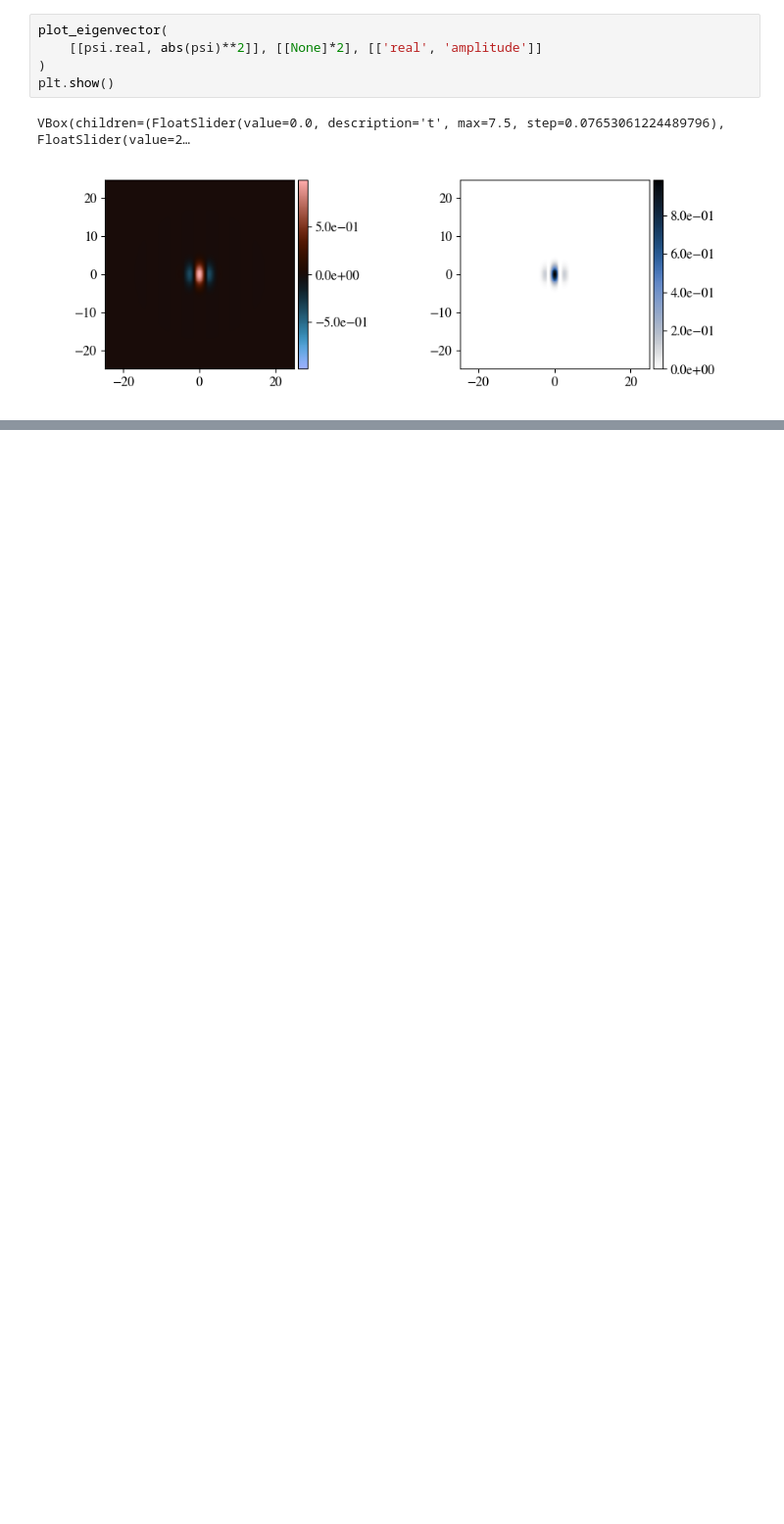
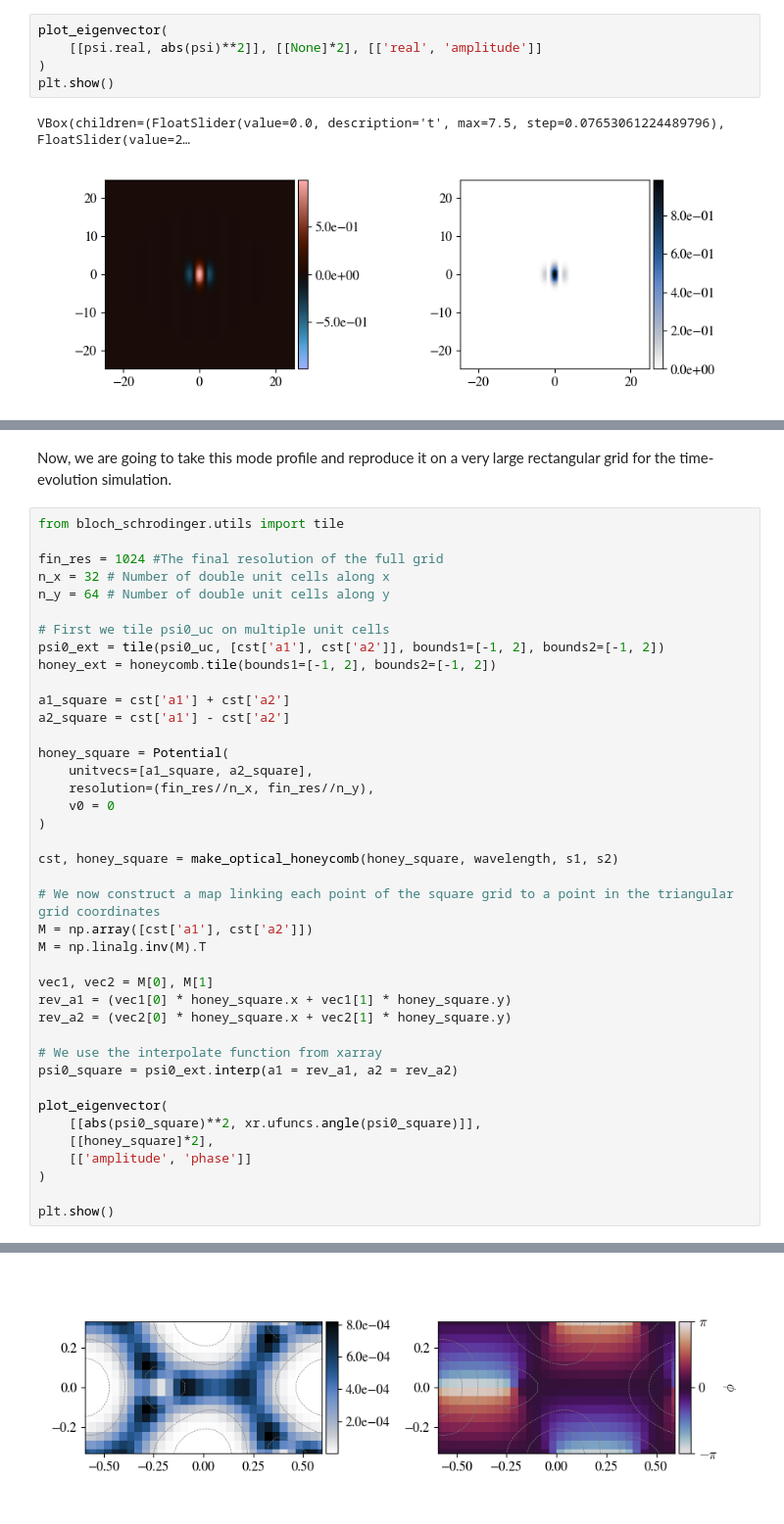
Before and after one commit to GuillotMartin/BECs, a Jupyter notebook: docs/Microscope.ipynb, the cells around one changed output, grey strips where cells are left out. Shown at 98% size. Cells and saved outputs as stored; diff of their text form; blank space fills up the shorter version.

```diff
--- a/docs/Microscope.ipynb
+++ b/docs/Microscope.ipynb
@@ -295,0 +212,43 @@ plt.show()
+# %% [markdown]
+Now, we are going to take this mode profile and reproduce it on a very large rectangular grid for the time-evolution simulation.
+# %%
+from bloch_schrodinger.utils import tile
+
+fin_res = 1024 #The final resolution of the full grid
+n_x = 32 # Number of double unit cells along x
+n_y = 64 # Number of double unit cells along y
+
+# First we tile psi0_uc on multiple unit cells
+psi0_ext = tile(psi0_uc, [cst['a1'], cst['a2']], bounds1=[-1, 2], bounds2=[-1, 2])
+honey_ext = honeycomb.tile(bounds1=[-1, 2], bounds2=[-1, 2])
+
+a1_square = cst['a1'] + cst['a2']
+a2_square = cst['a1'] - cst['a2']
+
+honey_square = Potential(
+    unitvecs=[a1_square, a2_square],
+    resolution=(fin_res//n_x, fin_res//n_y),
+    v0 = 0
+)
+
+cst, honey_square = make_optical_honeycomb(honey_square, wavelength, s1, s2)
+
+# We now construct a map linking each point of the square grid to a point in the triangular grid coordinates
+M = np.array([cst['a1'], cst['a2']])
+M = np.linalg.inv(M).T
+
+vec1, vec2 = M[0], M[1]
+rev_a1 = (vec1[0] * honey_square.x + vec1[1] * honey_square.y)
+rev_a2 = (vec2[0] * honey_square.x + vec2[1] * honey_square.y)
+
+# We use the interpolate function from xarray
+psi0_square = psi0_ext.interp(a1 = rev_a1, a2 = rev_a2)
+
+plot_eigenvector(
+    [[abs(psi0_square)**2, xr.ufuncs.angle(psi0_square)]],
+    [[honey_square]*2],
+    [['amplitude', 'phase']]
+)
+
+plt.show()
+# %% [output]
@@ -295,0 +256 @@ plt.show()
+[figure, added]
```
Also changed, not shown: parts of 21 cells of this notebook, 3 other files.
